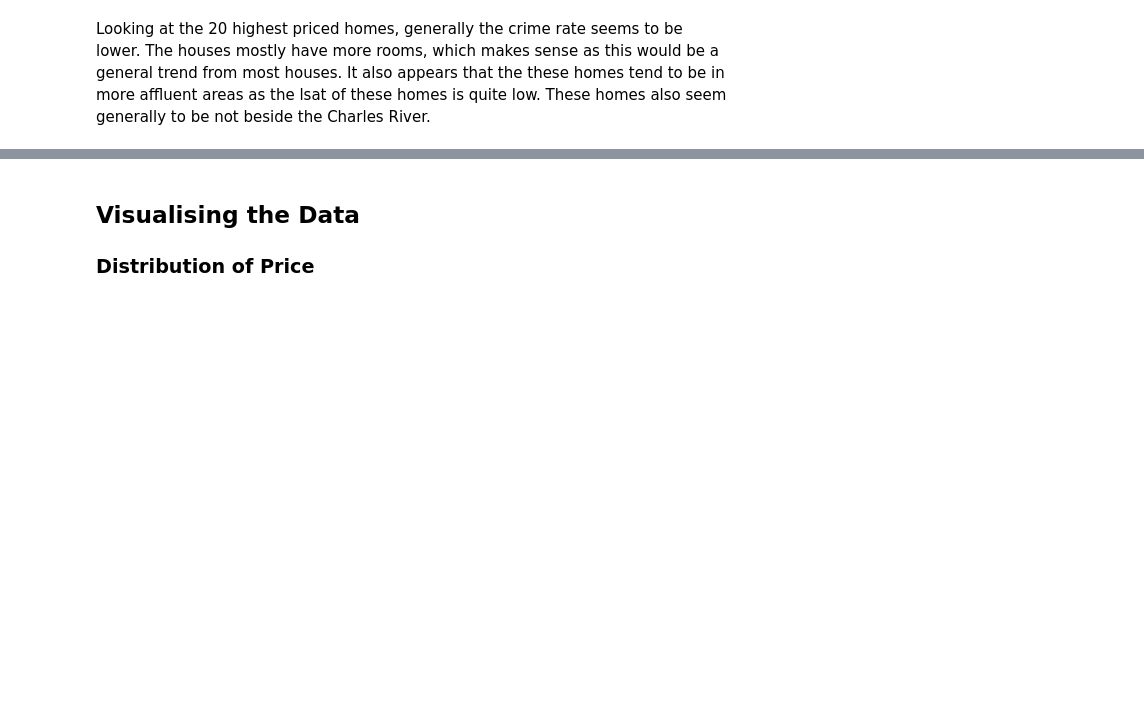
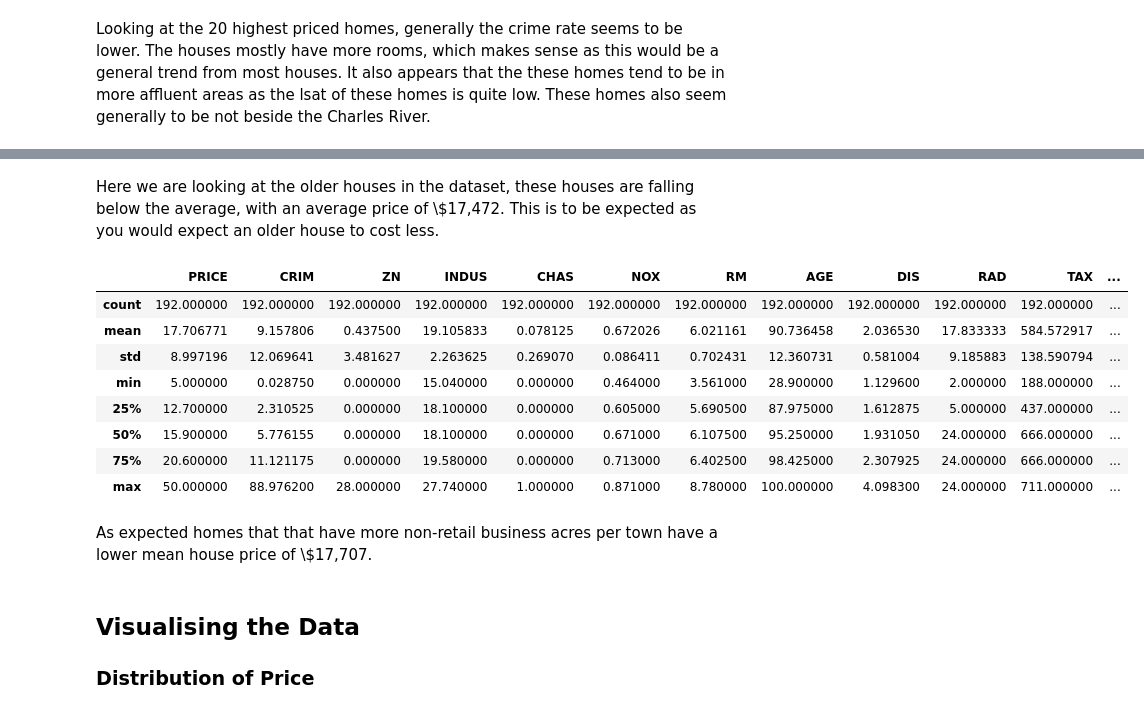
Before and after one commit to zoecahill1/machine-project, a Jupyter notebook: boston-dataset.ipynb, the cells around one changed output, grey strips where cells are left out. Saved outputs shown, nothing was run; the diff lists cells and outputs as text; code cells hidden in the pictures; blank space fills up the shorter version.

```diff
--- a/boston-dataset.ipynb
+++ b/boston-dataset.ipynb
@@ -358,3 +281,19 @@ The t-test gives a very small p-value significantly below 1%, so we we have a cl
+# %% [markdown]
+Here we are looking at the older houses in the dataset, these houses are falling below the average, with an average price of \\$17,472. This is to be expected as you would expect an older house to cost less.
+# %%
+df[(df['INDUS']>=15.0)].describe()
+# %% [output]
+|  | PRICE | CRIM | ZN | INDUS | CHAS | NOX | RM | AGE | DIS | RAD | TAX | ... |
+| count | 192.000000 | 192.000000 | 192.000000 | 192.000000 | 192.000000 | 192.000000 | 192.000000 | 192.000000 | 192.000000 | 192.000000 | 192.000000 | ... |
+| mean | 17.706771 | 9.157806 | 0.437500 | 19.105833 | 0.078125 | 0.672026 | 6.021161 | 90.736458 | 2.036530 | 17.833333 | 584.572917 | ... |
+| std | 8.997196 | 12.069641 | 3.481627 | 2.263625 | 0.269070 | 0.086411 | 0.702431 | 12.360731 | 0.581004 | 9.185883 | 138.590794 | ... |
+| min | 5.000000 | 0.028750 | 0.000000 | 15.040000 | 0.000000 | 0.464000 | 3.561000 | 28.900000 | 1.129600 | 2.000000 | 188.000000 | ... |
+| 25% | 12.700000 | 2.310525 | 0.000000 | 18.100000 | 0.000000 | 0.605000 | 5.690500 | 87.975000 | 1.612875 | 5.000000 | 437.000000 | ... |
+| 50% | 15.900000 | 5.776155 | 0.000000 | 18.100000 | 0.000000 | 0.671000 | 6.107500 | 95.250000 | 1.931050 | 24.000000 | 666.000000 | ... |
+| 75% | 20.600000 | 11.121175 | 0.000000 | 19.580000 | 0.000000 | 0.713000 | 6.402500 | 98.425000 | 2.307925 | 24.000000 | 666.000000 | ... |
+| max | 50.000000 | 88.976200 | 28.000000 | 27.740000 | 1.000000 | 0.871000 | 8.780000 | 100.000000 | 4.098300 | 24.000000 | 711.000000 | ... |
+# %% [markdown]
+As expected homes that that have more non-retail business acres per town have a lower mean house price of \\$17,707.
 # %% [markdown]
 ## Visualising the Data <a class="ancor" id="plots"/>
 ### Distribution of Price <a class="ancor" id="distPrice"/>
```
Also changed, not shown: parts of 59 cells of this notebook.
